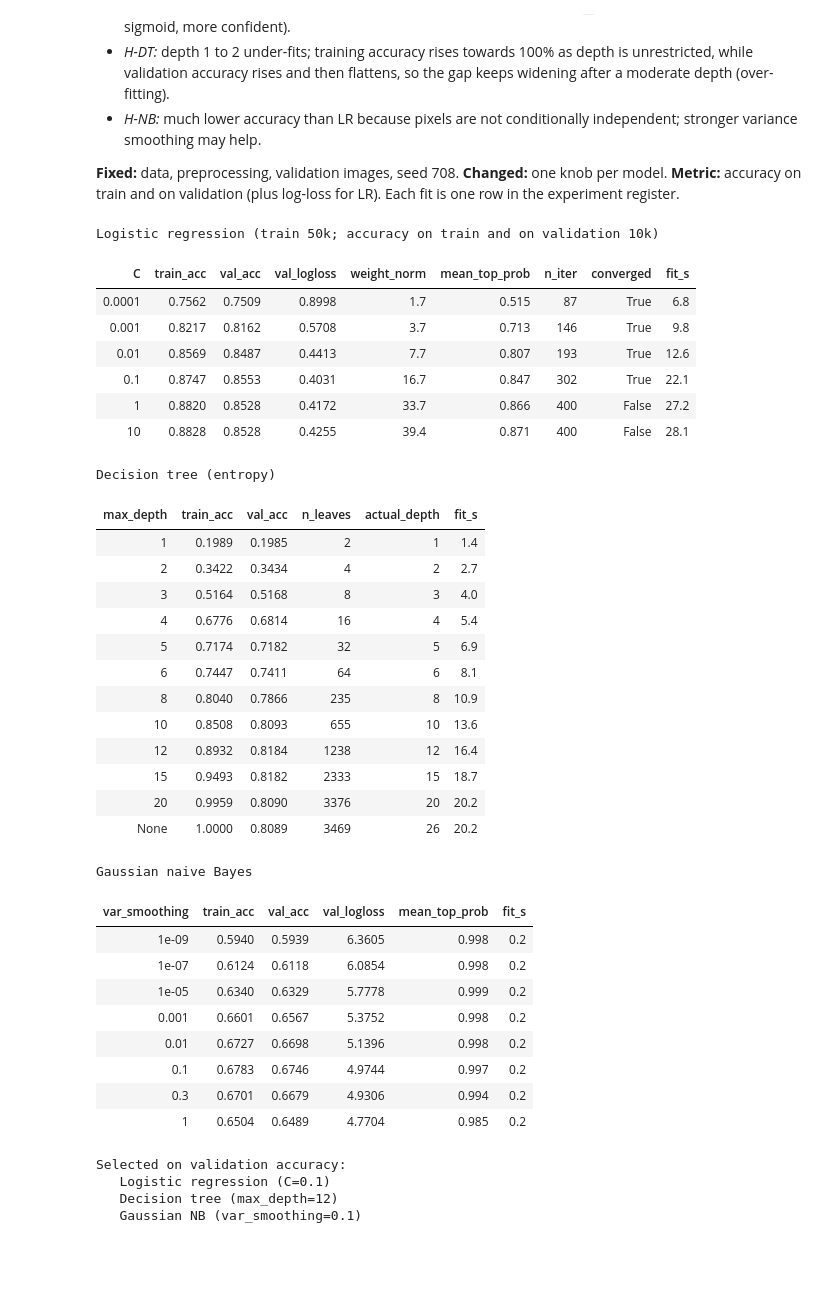
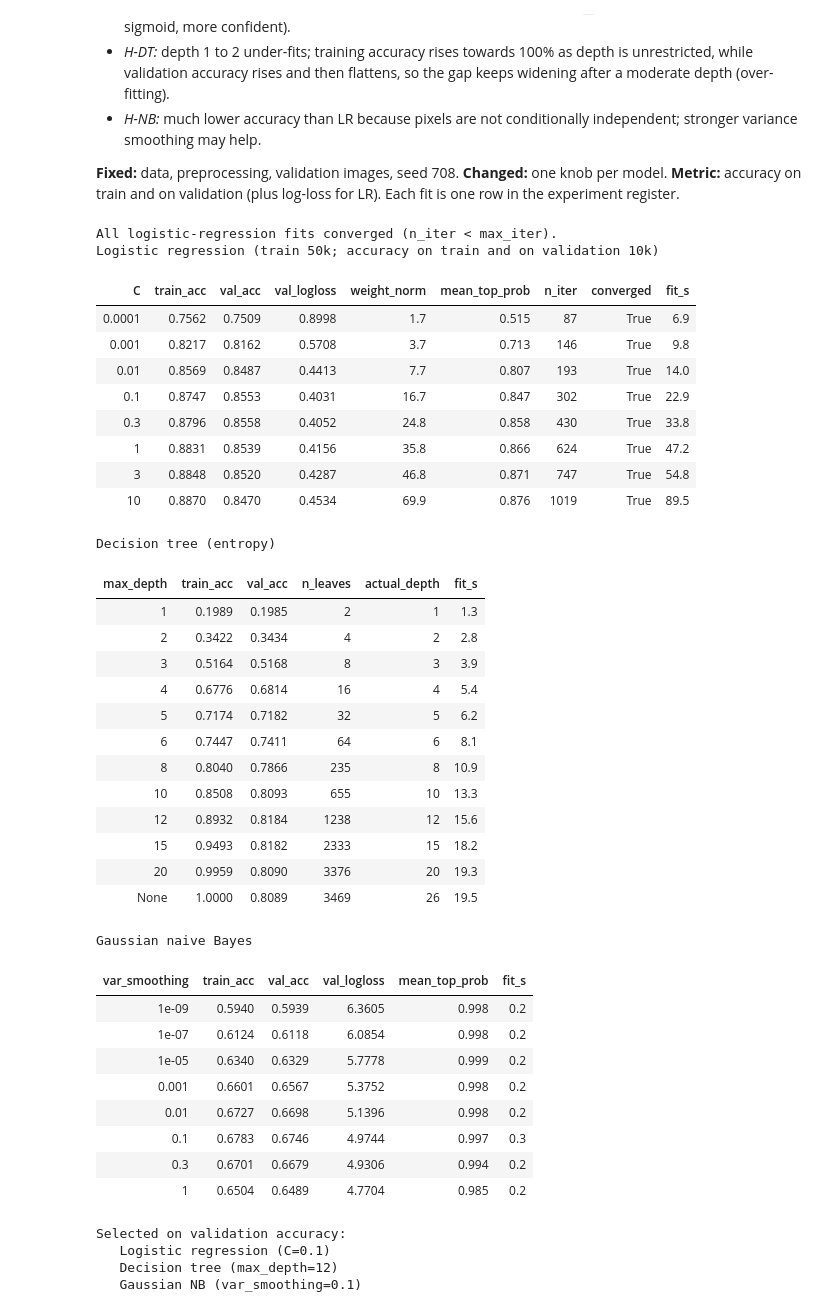
Before and after one commit to gulcinomercik/ecs708-fashion-mnist, a Jupyter notebook: ecs708_fashion_mnist.ipynb, the cells around one changed output. Cells and saved outputs as stored; diff of their text form; code cells hidden in the pictures; blank space fills up the shorter version.

```diff
--- a/ecs708_fashion_mnist.ipynb
+++ b/ecs708_fashion_mnist.ipynb
@@ -111,7 +203,7 @@ I chose three methods taught in the module that use that data in three different
 
 **Fixed:** data, preprocessing, validation images, seed 708. **Changed:** one knob per model. **Metric:** accuracy on train and on validation (plus log-loss for LR). Each fit is one row in the experiment register.
 # %%
-ev.reset_register("P1-")        # idempotent: re-running the notebook never duplicates Part 1 rows
+reset_register("P1-")        # idempotent: re-running the notebook never duplicates Part 1 rows
 MODELS = {}                     # (family, setting) -> fitted model (all fitted on the 50,000 training images only)
 HYP = {
  "LR": "Small C under-fits; larger C widens the train-validation gap; weight norm and confidence grow with C.",
@@ -121,82 +213,87 @@ HYP = {
 SEED_NOTE = "seed 708"
 
 # ---------------- Logistic regression: sweep C (inverse L2 strength) -----------------
-LR_C = [1e-4, 1e-3, 1e-2, 1e-1, 1.0, 10.0]
-LR_MAXIT = 400
+LR_C = [1e-4, 1e-3, 1e-2, 1e-1, 3e-1, 1.0, 3.0, 10.0]
+LR_MAXIT = 5000        # large enough for every setting to converge (checked below); 400 was too small for C >= 1
 rows = []
 for i, C in enumerate(LR_C, 1):
-    m, sec, warns = ev.timed_fit(LogisticRegression(C=C, max_iter=LR_MAXIT), Xtr, ytr)
+    m, sec, warns = timed_fit(LogisticRegression(C=C, max_iter=LR_MAXIT), Xtr, ytr, f'LR C={C:g}')
     proba = m.predict_proba(Xva)
     r = dict(C=C, train_acc=m.score(Xtr, ytr), val_acc=m.score(Xva, yva), val_logloss=log_loss(yva, proba),
              weight_norm=float(np.linalg.norm(m.coef_)), mean_top_prob=float(proba.max(1).mean()),
              n_iter=int(np.max(m.n_iter_)), converged=bool(np.max(m.n_iter_) < LR_MAXIT), fit_s=sec)
     rows.append(r); MODELS[("LR", C)] = m
-    ev.log_experiment(id=f"P1-LR-{i:02d}", part_task="1.4", question="How does L2 strength (C) affect train/val accuracy?",
+    log_experiment(id=f"P1-LR-{i:02d}", part_task="1.4", question="How does L2 strength (C) affect train/val accuracy?",
         hypothesis=HYP["LR"], changed_variable="C", fixed_conditions=f"multinomial LR, lbfgs, max_iter={LR_MAXIT}, pixels/255",
         split="fit train 50k; evaluate train and validation 10k", seed=SEED_NOTE + " (deterministic)", configuration=f"C={C}",
         metric="accuracy (train, val)", result=f"train={r['train_acc']:.4f}; val={r['val_acc']:.4f}; converged={r['converged']}",
         output_path="results/part1/sweep_logreg.csv", notes=f"fit {sec:.0f}s; weight_norm={r['weight_norm']:.1f}; " + ("; ".join(warns) if warns else "no warnings"))
 lr_df = pd.DataFrame(rows)
+assert lr_df.converged.all(), 'a logistic-regression fit did not converge: raise LR_MAXIT before interpreting the sweep'
+print('All logistic-regression fits converged (n_iter < max_iter).')
 
 # ---------------- Decision tree: sweep max_depth -----------------
 DT_DEPTH = [1, 2, 3, 4, 5, 6, 8, 10, 12, 15, 20, None]
 rows = []
 for i, d in enumerate(DT_DEPTH, 1):
-    m, sec, _ = ev.timed_fit(DecisionTreeClassifier(criterion="entropy", max_depth=d, random_state=SEED), Xtr, ytr)
+    m, sec, _ = timed_fit(DecisionTreeClassifier(criterion="entropy", max_depth=d, random_state=SEED), Xtr, ytr, f'tree depth={d}')
     r = dict(max_depth="None" if d is None else d, train_acc=m.score(Xtr, ytr), val_acc=m.score(Xva, yva),
              n_leaves=int(m.get_n_leaves()), actual_depth=int(m.get_depth()), fit_s=sec)
     rows.append(r); MODELS[("DT", d)] = m
-    ev.log_experiment(id=f"P1-DT-{i:02d}", part_task="1.4", question="How does tree depth affect train/val accuracy?",
+    log_experiment(id=f"P1-DT-{i:02d}", part_task="1.4", question="How does tree depth affect train/val accuracy?",
         hypothesis=HYP["DT"], changed_variable="max_depth", fixed_conditions="entropy criterion, pixels/255",
         split="fit train 50k; evaluate train and validation 10k", seed=SEED_NOTE + " (tie-breaking)", configuration=f"max_depth={d}",
         metric="accuracy (train, val)", result=f"train={r['train_acc']:.4f}; val={r['val_acc']:.4f}; leaves={r['n_leaves']}",
         output_path="results/part1/sweep_tree.csv", notes=f"fit {sec:.0f}s; actual depth {r['actual_depth']}")
 dt_df = pd.DataFrame(rows)
 
 # ---------------- Gaussian naive Bayes: sweep var_smoothing -----------------
 NB_VS = [1e-9, 1e-7, 1e-5, 1e-3, 1e-2, 1e-1, 3e-1, 1.0]
 rows = []
 for i, v in enumerate(NB_VS, 1):
-    m, sec, _ = ev.timed_fit(GaussianNB(var_smoothing=v), Xtr, ytr)
+    m, sec, _ = timed_fit(GaussianNB(var_smoothing=v), Xtr, ytr, f'NB var_smoothing={v:g}')
     proba = m.predict_proba(Xva)
     r = dict(var_smoothing=v, train_acc=m.score(Xtr, ytr), val_acc=m.score(Xva, yva), val_logloss=log_loss(yva, np.clip(proba, 1e-15, 1)),
              mean_top_prob=float(proba.max(1).mean()), fit_s=sec)
     rows.append(r); MODELS[("NB", v)] = m
-    ev.log_experiment(id=f"P1-NB-{i:02d}", part_task="1.4", question="How does variance smoothing affect train/val accuracy?",
+    log_experiment(id=f"P1-NB-{i:02d}", part_task="1.4", question="How does variance smoothing affect train/val accuracy?",
         hypothesis=HYP["NB"], changed_variable="var_smoothing", fixed_conditions="Gaussian NB, pixels/255",
         split="fit train 50k; evaluate train and validation 10k", seed=SEED_NOTE + " (deterministic)", configuration=f"var_smoothing={v}",
         metric="accuracy (train, val)", result=f"train={r['train_acc']:.4f}; val={r['val_acc']:.4f}",
         output_path="results/part1/sweep_nb.csv", notes=f"fit {sec:.1f}s")
 nb_df = pd.DataFrame(rows)
 
 lr_df.to_csv(RES_DIR / "sweep_logreg.csv", index=False); dt_df.to_csv(RES_DIR / "sweep_tree.csv", index=False); nb_df.to_csv(RES_DIR / "sweep_nb.csv", index=False)
 fmt = {"train_acc": "{:.4f}", "val_acc": "{:.4f}", "val_logloss": "{:.4f}", "weight_norm": "{:.1f}", "mean_top_prob": "{:.3f}", "fit_s": "{:.1f}", "C": "{:g}", "var_smoothing": "{:g}"}
 print("Logistic regression (train 50k; accuracy on train and on validation 10k)"); display(lr_df.style.format(fmt).hide(axis="index"))
 print("Decision tree (entropy)"); display(dt_df.style.format(fmt).hide(axis="index"))
 print("Gaussian naive Bayes"); display(nb_df.style.format(fmt).hide(axis="index"))
 # %% [output]
+All logistic-regression fits converged (n_iter < max_iter).
 Logistic regression (train 50k; accuracy on train and on validation 10k)
 | C | train_acc | val_acc | val_logloss | weight_norm | mean_top_prob | n_iter | converged | fit_s |
-| 0.0001 | 0.7562 | 0.7509 | 0.8998 | 1.7 | 0.515 | 87 | True | 6.8 |
+| 0.0001 | 0.7562 | 0.7509 | 0.8998 | 1.7 | 0.515 | 87 | True | 6.9 |
 | 0.001 | 0.8217 | 0.8162 | 0.5708 | 3.7 | 0.713 | 146 | True | 9.8 |
-| 0.01 | 0.8569 | 0.8487 | 0.4413 | 7.7 | 0.807 | 193 | True | 12.6 |
-| 0.1 | 0.8747 | 0.8553 | 0.4031 | 16.7 | 0.847 | 302 | True | 22.1 |
-| 1 | 0.8820 | 0.8528 | 0.4172 | 33.7 | 0.866 | 400 | False | 27.2 |
-| 10 | 0.8828 | 0.8528 | 0.4255 | 39.4 | 0.871 | 400 | False | 28.1 |
+| 0.01 | 0.8569 | 0.8487 | 0.4413 | 7.7 | 0.807 | 193 | True | 14.0 |
+| 0.1 | 0.8747 | 0.8553 | 0.4031 | 16.7 | 0.847 | 302 | True | 22.9 |
+| 0.3 | 0.8796 | 0.8558 | 0.4052 | 24.8 | 0.858 | 430 | True | 33.8 |
+| 1 | 0.8831 | 0.8539 | 0.4156 | 35.8 | 0.866 | 624 | True | 47.2 |
+| 3 | 0.8848 | 0.8520 | 0.4287 | 46.8 | 0.871 | 747 | True | 54.8 |
+| 10 | 0.8870 | 0.8470 | 0.4534 | 69.9 | 0.876 | 1019 | True | 89.5 |
 Decision tree (entropy)
 | max_depth | train_acc | val_acc | n_leaves | actual_depth | fit_s |
-| 1 | 0.1989 | 0.1985 | 2 | 1 | 1.4 |
-| 2 | 0.3422 | 0.3434 | 4 | 2 | 2.7 |
-| 3 | 0.5164 | 0.5168 | 8 | 3 | 4.0 |
+| 1 | 0.1989 | 0.1985 | 2 | 1 | 1.3 |
+| 2 | 0.3422 | 0.3434 | 4 | 2 | 2.8 |
+| 3 | 0.5164 | 0.5168 | 8 | 3 | 3.9 |
 | 4 | 0.6776 | 0.6814 | 16 | 4 | 5.4 |
-| 5 | 0.7174 | 0.7182 | 32 | 5 | 6.9 |
+| 5 | 0.7174 | 0.7182 | 32 | 5 | 6.2 |
 | 6 | 0.7447 | 0.7411 | 64 | 6 | 8.1 |
 | 8 | 0.8040 | 0.7866 | 235 | 8 | 10.9 |
-| 10 | 0.8508 | 0.8093 | 655 | 10 | 13.6 |
-| 12 | 0.8932 | 0.8184 | 1238 | 12 | 16.4 |
-| 15 | 0.9493 | 0.8182 | 2333 | 15 | 18.7 |
-| 20 | 0.9959 | 0.8090 | 3376 | 20 | 20.2 |
-| None | 1.0000 | 0.8089 | 3469 | 26 | 20.2 |
+| 10 | 0.8508 | 0.8093 | 655 | 10 | 13.3 |
+| 12 | 0.8932 | 0.8184 | 1238 | 12 | 15.6 |
+| 15 | 0.9493 | 0.8182 | 2333 | 15 | 18.2 |
+| 20 | 0.9959 | 0.8090 | 3376 | 20 | 19.3 |
+| None | 1.0000 | 0.8089 | 3469 | 26 | 19.5 |
 Gaussian naive Bayes
 | var_smoothing | train_acc | val_acc | val_logloss | mean_top_prob | fit_s |
 | 1e-09 | 0.5940 | 0.5939 | 6.3605 | 0.998 | 0.2 |
@@ -204,7 +301,7 @@ Gaussian naive Bayes
 | 1e-05 | 0.6340 | 0.6329 | 5.7778 | 0.999 | 0.2 |
 | 0.001 | 0.6601 | 0.6567 | 5.3752 | 0.998 | 0.2 |
 | 0.01 | 0.6727 | 0.6698 | 5.1396 | 0.998 | 0.2 |
-| 0.1 | 0.6783 | 0.6746 | 4.9744 | 0.997 | 0.2 |
+| 0.1 | 0.6783 | 0.6746 | 4.9744 | 0.997 | 0.3 |
 | 0.3 | 0.6701 | 0.6679 | 4.9306 | 0.994 | 0.2 |
 | 1 | 0.6504 | 0.6489 | 4.7704 | 0.985 | 0.2 |
 # %%
```
Also changed, not shown: parts of 25 cells of this notebook, 17 other files.
